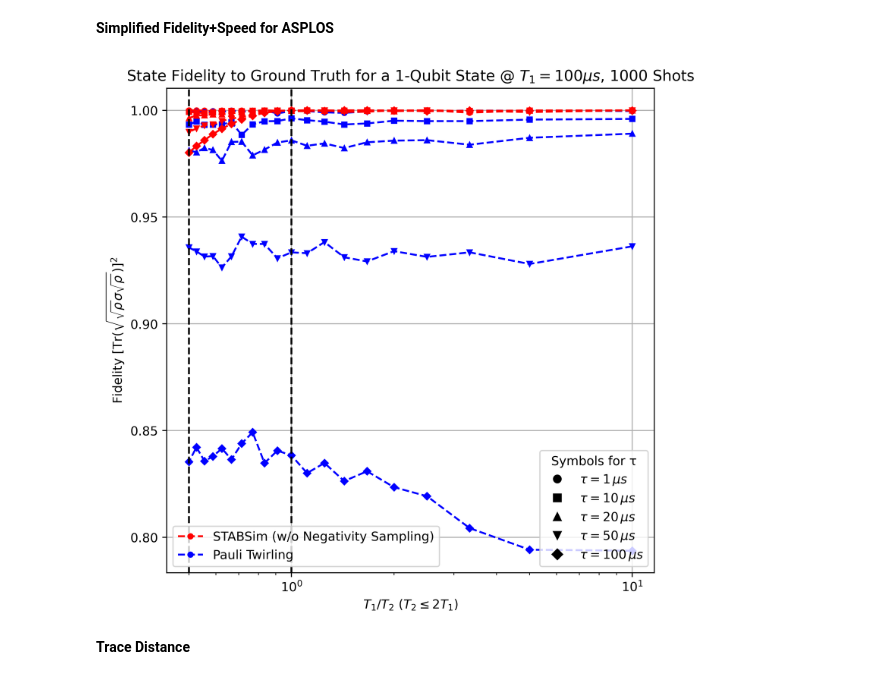
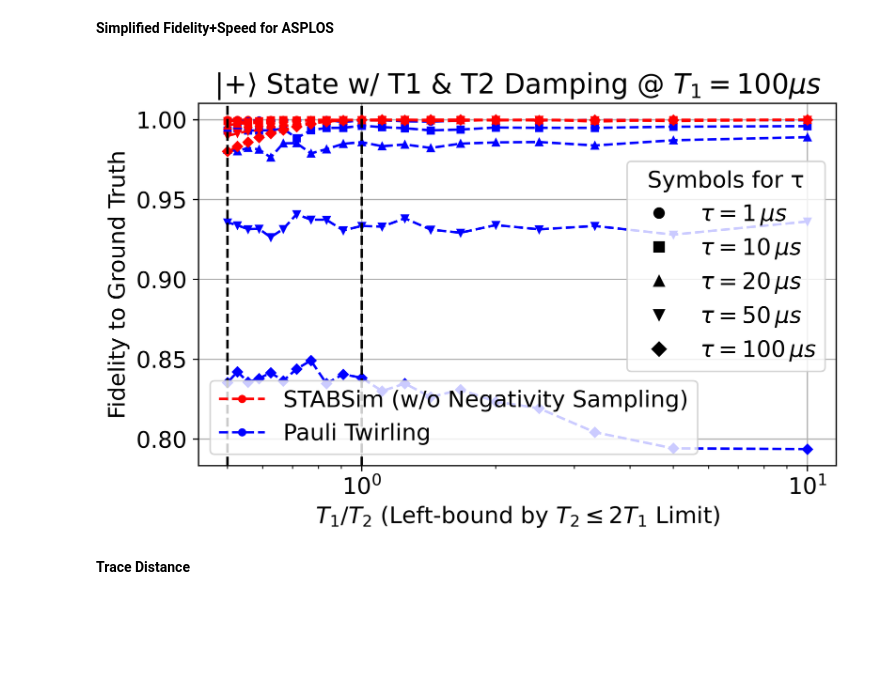
Before and after one commit to pnnl/NWQ-Sim, a Jupyter notebook: stabilizer/damping_work/damping_fidelity.ipynb, the cells around one changed output. Cells and saved outputs as stored; diff of their text form; code cells hidden in the pictures; blank space fills up the shorter version.

Commit message:
plots

```diff
--- a/stabilizer/damping_work/damping_fidelity.ipynb
+++ b/stabilizer/damping_work/damping_fidelity.ipynb
@@ -814,7 +814,7 @@ markers = (markers * ((len(taus) // len(markers)) + 1))[:len(taus)]
 
 colors = ['blue', 'red']  # Group 1 (exact), Group 2 (stab)
 
-plt.figure(figsize=(7, 7))
+plt.figure(figsize=(7, 4))
 ax = plt.gca()
 
 for i, tau in enumerate(taus):
@@ -848,39 +848,40 @@ for i, tau in enumerate(taus):
         label='Pauli Twirling' if i == 0 else None
     )
 
 # Vertical reference lines
 ax.axvline(x=1, color='black', linestyle='--')
 ax.axvline(x=0.5, color='black', linestyle='--')
 
-ax.set_xlabel(r'$T_1/T_2$ ($T_2 \leq 2T_1$)')
-ax.set_ylabel(r'Fidelity $[\mathrm{Tr}(\sqrt{\sqrt{\rho}\sigma\sqrt{\rho}})]^2$')
-ax.set_title(rf'State Fidelity Compared to Ground Truth, 1-Qubit State @ $T_1 ={int(10**6*T1)}\mu s$, 1000 Shots')
+ax.set_xlabel(r'$T_1/T_2$ (Left-bound by $T_2 \leq 2T_1$ Limit)')
+ax.set_ylabel(r'Fidelity to Ground Truth')
+ax.set_title(r'|$+\rangle$ State w/ T1 & T2 Damping @ $T_1 = 100\mu s$')
 
 # Legend for Stim / STABSim
 handles, labels = ax.get_legend_handles_labels()
 by_label = dict(zip(labels, handles))
 legend1 = ax.legend(by_label.values(), by_label.keys(), loc='lower left')
 ax.add_artist(legend1)
 
 # Legend for tau markers
 tau_marker_handles = [
     Line2D([0], [0], marker=markers[i], color='black', linestyle='None', label=fr'$\tau = {taus[i] * 1e6:.0f}\,\mu s$')
     for i in range(len(taus))
 ]
 legend2 = ax.legend(
     tau_marker_handles,
     [fr"$\tau = {taus[i] * 1e6:.0f}\,\mu s$" for i in range(len(taus))],
     title="Symbols for τ",
-    loc='lower right',
+    loc='center right',
+    bbox_to_anchor=(1, .55)
 )
 ax.set_xscale('log')
 ax.grid(True)
-plt.rcParams.update({'font.size': 10})
+plt.rcParams.update({'font.size': 14})
 plt.rcParams.update({'figure.dpi': 500})
 
 plt.savefig('fidelity_plot.pdf', dpi=500, bbox_inches='tight')
 # %% [output]
-[figure, old version]
+[figure, new version]
 # %% [markdown]
 **Trace Distance**
 # %%
```
Also changed, not shown: 3 other files.
